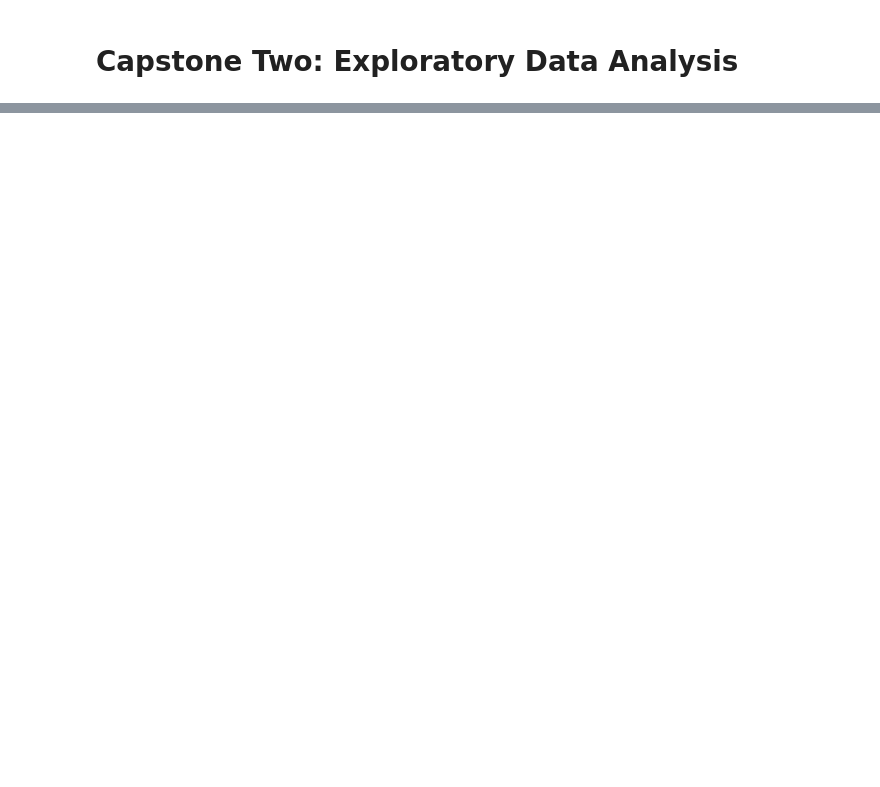
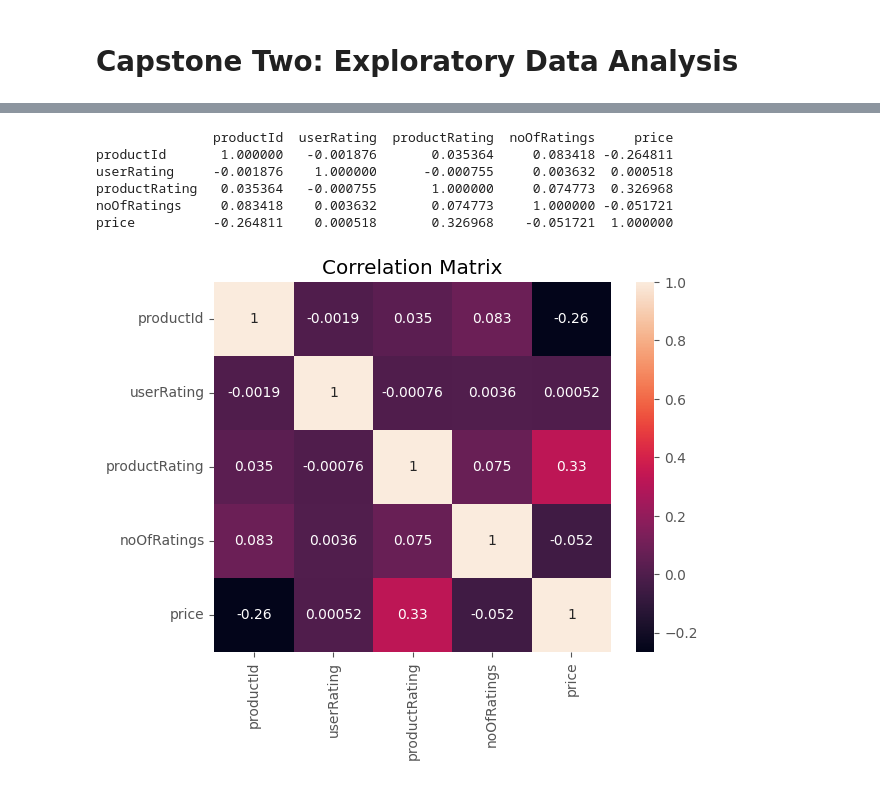
Before and after one commit to karma-gits/springboard, a Jupyter notebook: capstone two/2. EDA.ipynb, the cells around one changed output, grey strips where cells are left out. Saved outputs shown, nothing was run; the diff lists cells and outputs as text; code cells hidden in the pictures; blank space fills up the shorter version.

```diff
--- a/capstone two/2. EDA.ipynb
+++ b/capstone two/2. EDA.ipynb
@@ -19,0 +43,21 @@ df.head()
+# %%
+#Select only numeric columns
+numerical_features = ['productId', 'userRating', 'productRating',
+       'noOfRatings', 'price']
+
+#Inferential statistics
+correlation_matrix = df[numerical_features].corr()
+print(correlation_matrix)
+
+#Data relationships - Data visualization
+sns.heatmap(correlation_matrix, annot=True)
+plt.title('Correlation Matrix')
+plt.show()
+# %% [output]
+               productId  userRating  productRating  noOfRatings     price
+productId       1.000000   -0.001876       0.035364     0.083418 -0.264811
+userRating     -0.001876    1.000000      -0.000755     0.003632  0.000518
+productRating   0.035364   -0.000755       1.000000     0.074773  0.326968
+noOfRatings     0.083418    0.003632       0.074773     1.000000 -0.051721
+price          -0.264811    0.000518       0.326968    -0.051721  1.000000
+[figure, added]
```
Also changed, not shown: parts of 14 cells of this notebook.
